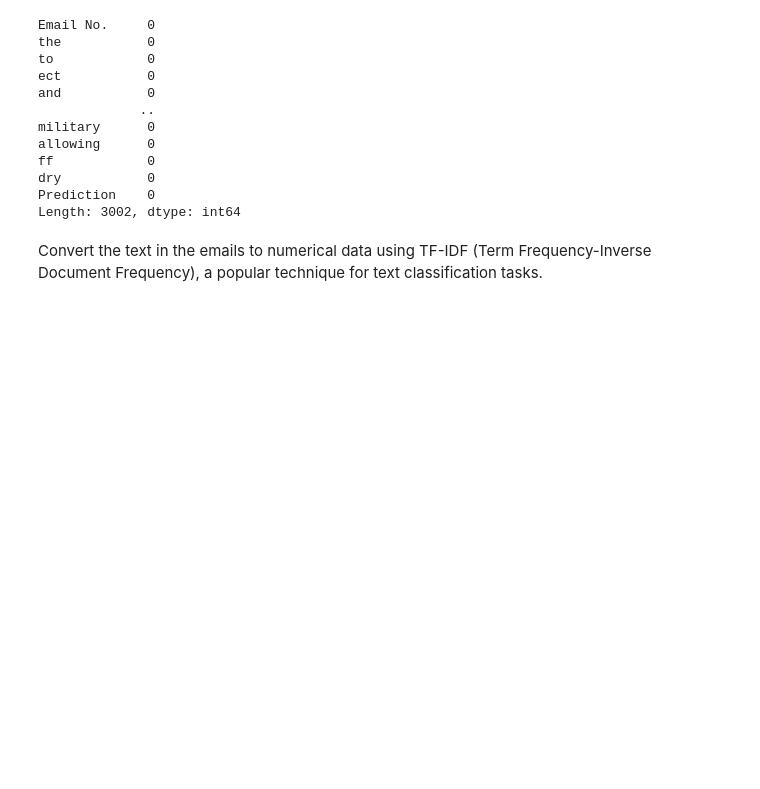
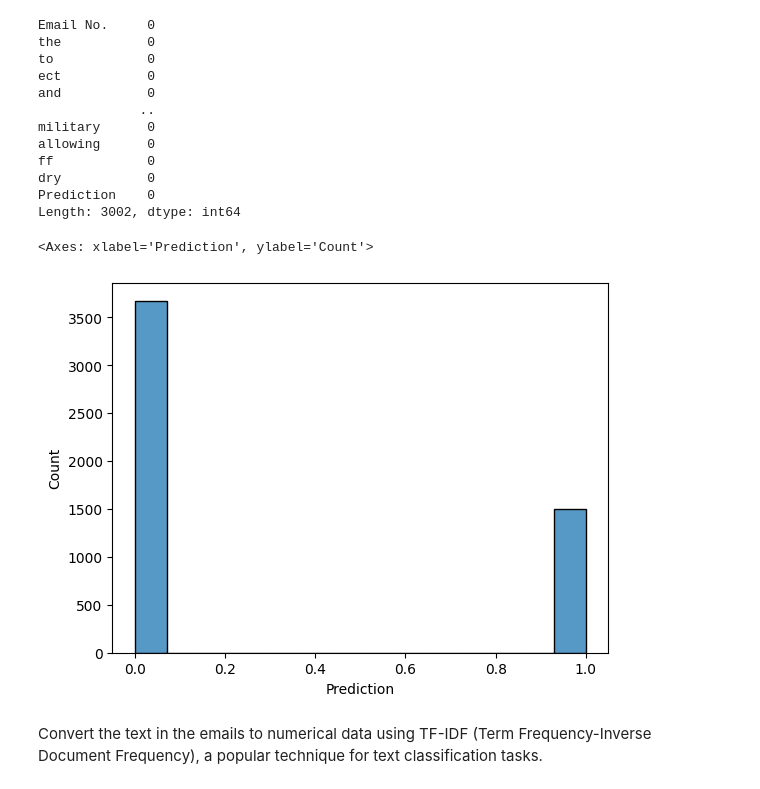
Before and after one commit to radar101/SEM-7, a Jupyter notebook: LP3 ML/email.ipynb, the cells around one changed output. Saved outputs shown, nothing was run; the diff lists cells and outputs as text; code cells hidden in the pictures; blank space fills up the shorter version.

```diff
--- a/LP3 ML/email.ipynb
+++ b/LP3 ML/email.ipynb
@@ -40,6 +40,11 @@ ff            0
 dry           0
 Prediction    0
 Length: 3002, dtype: int64
+# %%
+sns.histplot(data=df, x = df.Prediction)
+# %% [output]
+<Axes: xlabel='Prediction', ylabel='Count'>
+[figure, added]
 # %% [markdown]
 Convert the text in the emails to numerical data using TF-IDF (Term Frequency-Inverse Document Frequency), a popular technique for text classification tasks.
 # %%
```
Also changed, not shown: parts of 3 cells of this notebook, 13 other files.
